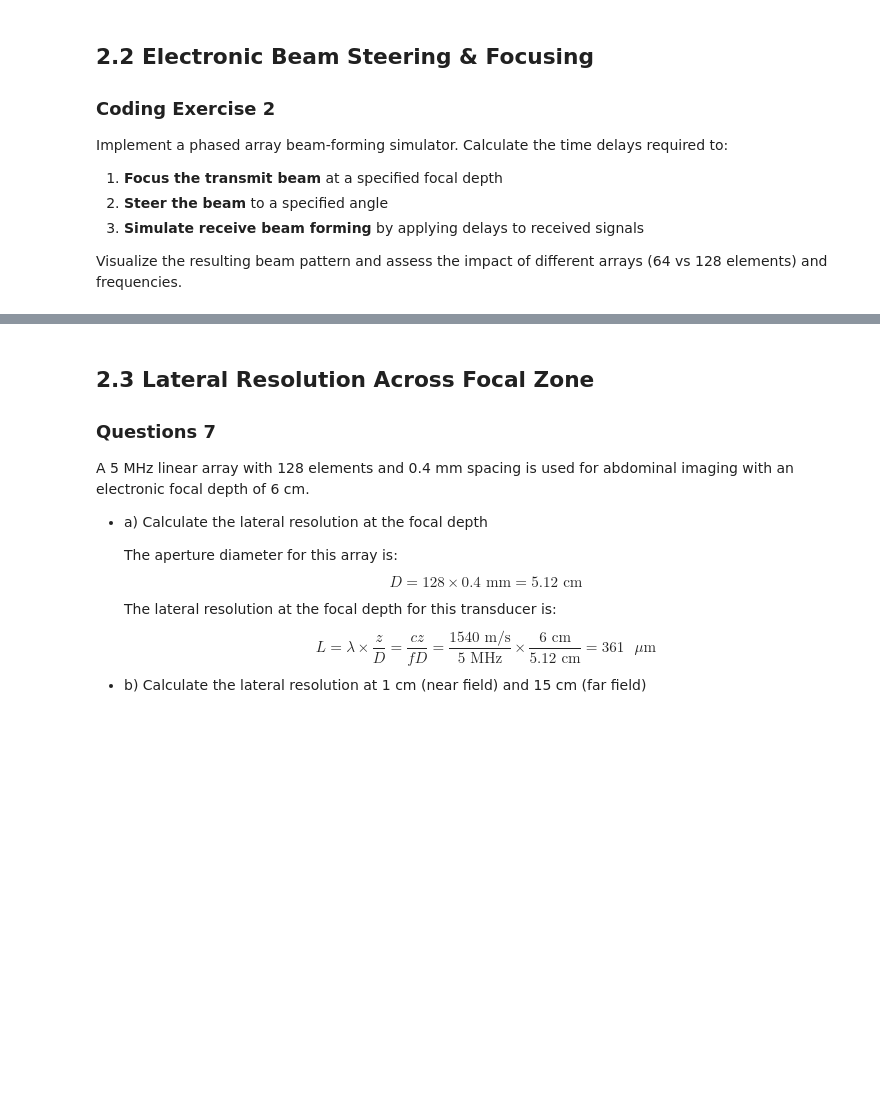
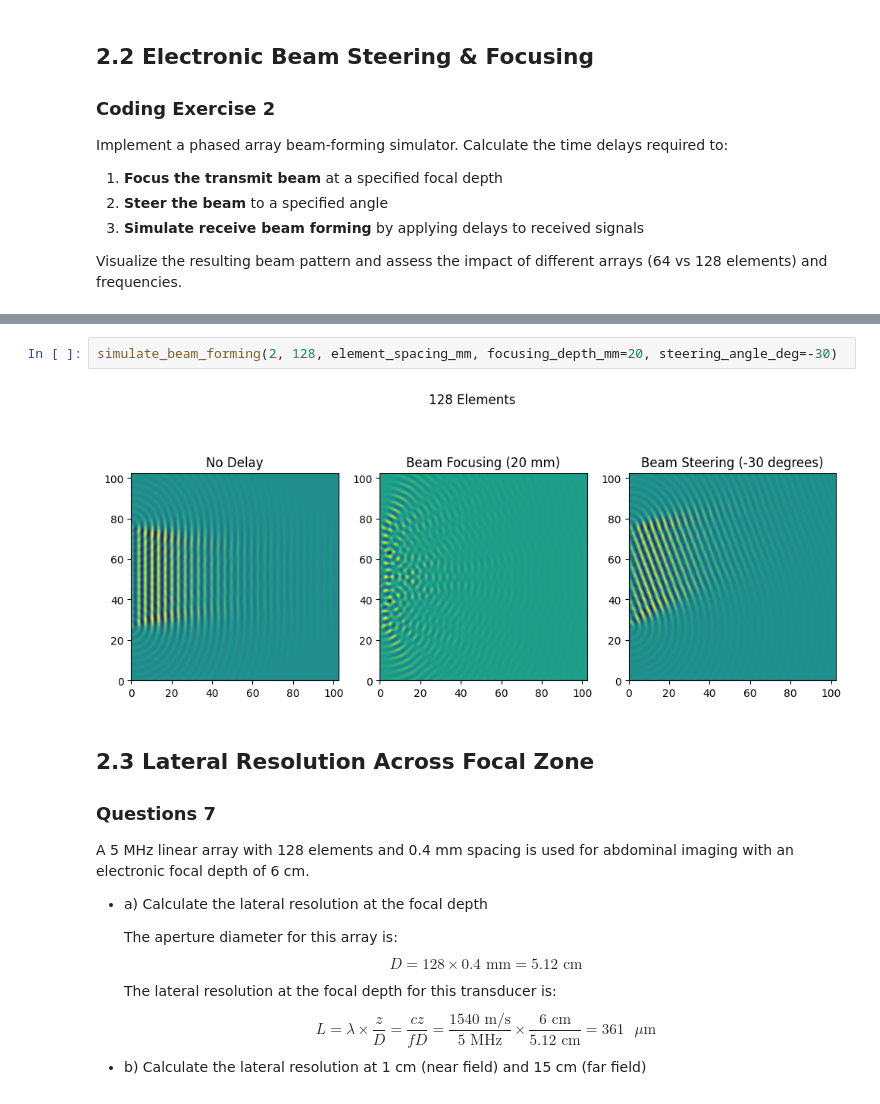
Before and after one commit to DeemDeem52/BMEN509-623_Deliverable_3, a Jupyter notebook: deliverable-03-starter.ipynb, the cells around one changed output, grey strips where cells are left out. Saved outputs shown, nothing was run; the diff lists cells and outputs as text; blank space fills up the shorter version.

```diff
--- a/deliverable-03-starter.ipynb
+++ b/deliverable-03-starter.ipynb
@@ -457,3 +505,7 @@ simulate_beam_forming(3.85, 12, element_spacing_mm, steering_angle_deg=20)
+# %%
+simulate_beam_forming(2, 128, element_spacing_mm, focusing_depth_mm=20, steering_angle_deg=-30)
+# %% [output]
+[figure, added]
 # %% [markdown]
 ## 2.3 Lateral Resolution Across Focal Zone
 
```
Also changed, not shown: parts of 2 cells of this notebook.
